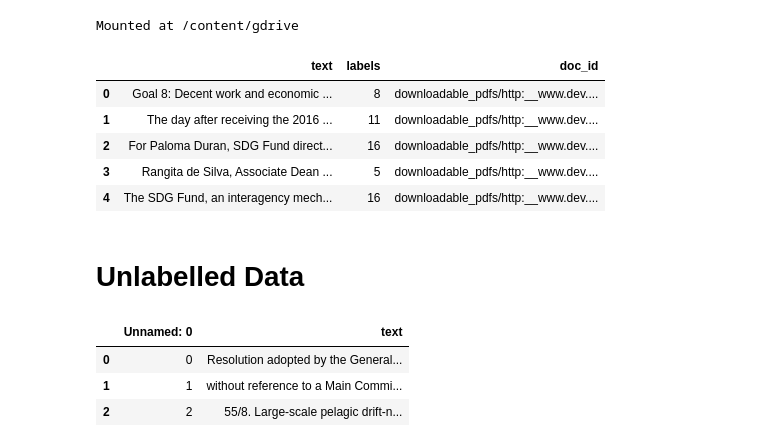
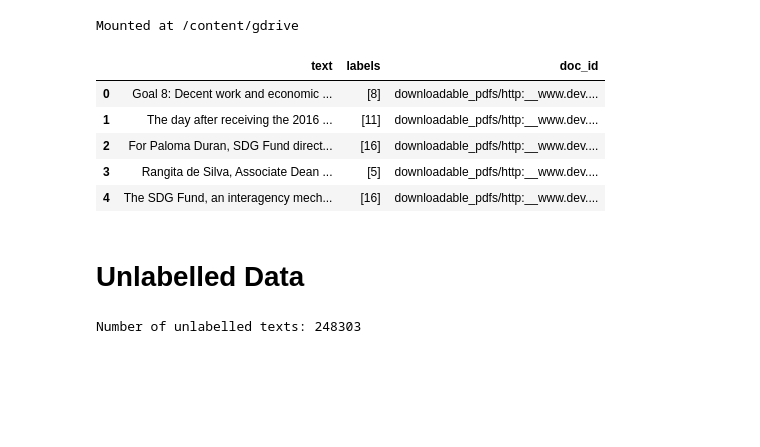
Before and after one commit to vondersam/sdgs_text_classifier, a Jupyter notebook: experiments/data_analysis.ipynb, the cells around one changed output. Drawn from its saved outputs; the diff is of its cells as text; code cells hidden in the pictures; blank space fills up the shorter version.

```diff
--- a/experiments/data_analysis.ipynb
+++ b/experiments/data_analysis.ipynb
@@ -20,20 +29,21 @@ unlabelled_dataset = base_dir + "cleanup_unlabelled.csv"
 Mounted at /content/gdrive
 # %%
 labelled = pd.read_csv(labelled_dataset)
+labelled['labels'] = labelled.labels.str.split('|')
+labelled.head()
 # %% [output]
 |  | text | labels | doc_id |
-| 0 | Goal 8: Decent work and economic ... | 8 | downloadable_pdfs/http:__www.dev.... |
-| 1 | The day after receiving the 2016 ... | 11 | downloadable_pdfs/http:__www.dev.... |
-| 2 | For Paloma Duran, SDG Fund direct... | 16 | downloadable_pdfs/http:__www.dev.... |
-| 3 | Rangita de Silva, Associate Dean ... | 5 | downloadable_pdfs/http:__www.dev.... |
-| 4 | The SDG Fund, an interagency mech... | 16 | downloadable_pdfs/http:__www.dev.... |
+| 0 | Goal 8: Decent work and economic ... | [8] | downloadable_pdfs/http:__www.dev.... |
+| 1 | The day after receiving the 2016 ... | [11] | downloadable_pdfs/http:__www.dev.... |
+| 2 | For Paloma Duran, SDG Fund direct... | [16] | downloadable_pdfs/http:__www.dev.... |
+| 3 | Rangita de Silva, Associate Dean ... | [5] | downloadable_pdfs/http:__www.dev.... |
+| 4 | The SDG Fund, an interagency mech... | [16] | downloadable_pdfs/http:__www.dev.... |
 # %% [markdown]
 # Unlabelled Data
-# %%
-unlabelled = pd.read_csv(unlabelled_dataset)
-unlabelled.head(3)
-# %% [output]
-|  | Unnamed: 0 | text |
-| 0 | 0 | Resolution adopted by the General... |
-| 1 | 1 | without reference to a Main Commi... |
-| 2 | 2 | 55/8. Large-scale pelagic drift-n... |
+# %%
+unlabelled = pd.read_csv(unlabelled_dataset)
+# Number of total tokens
+#unlabelled['tokens'] = unlabelled['text'].apply(lambda x: nlp(x))
+print(f"Number of unlabelled texts: {unlabelled.count()['text']}")
+# %% [output]
+Number of unlabelled texts: 248303
```
Also changed, not shown: parts of 11 cells of this notebook.
